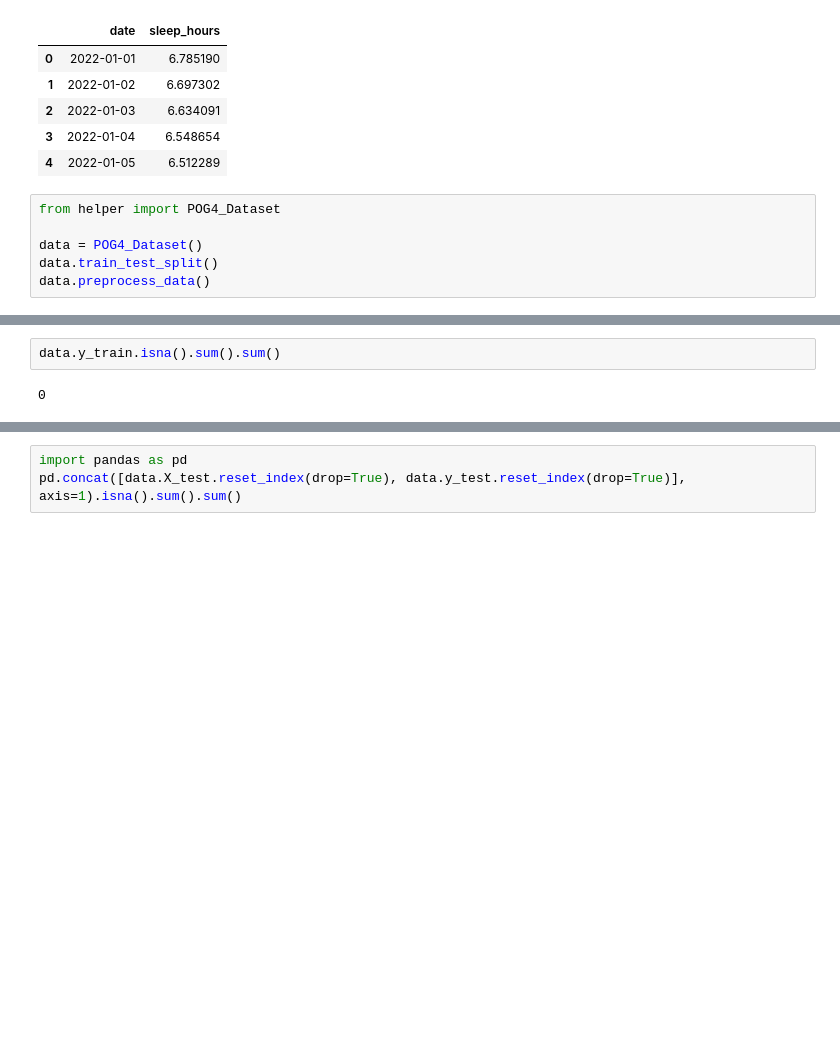
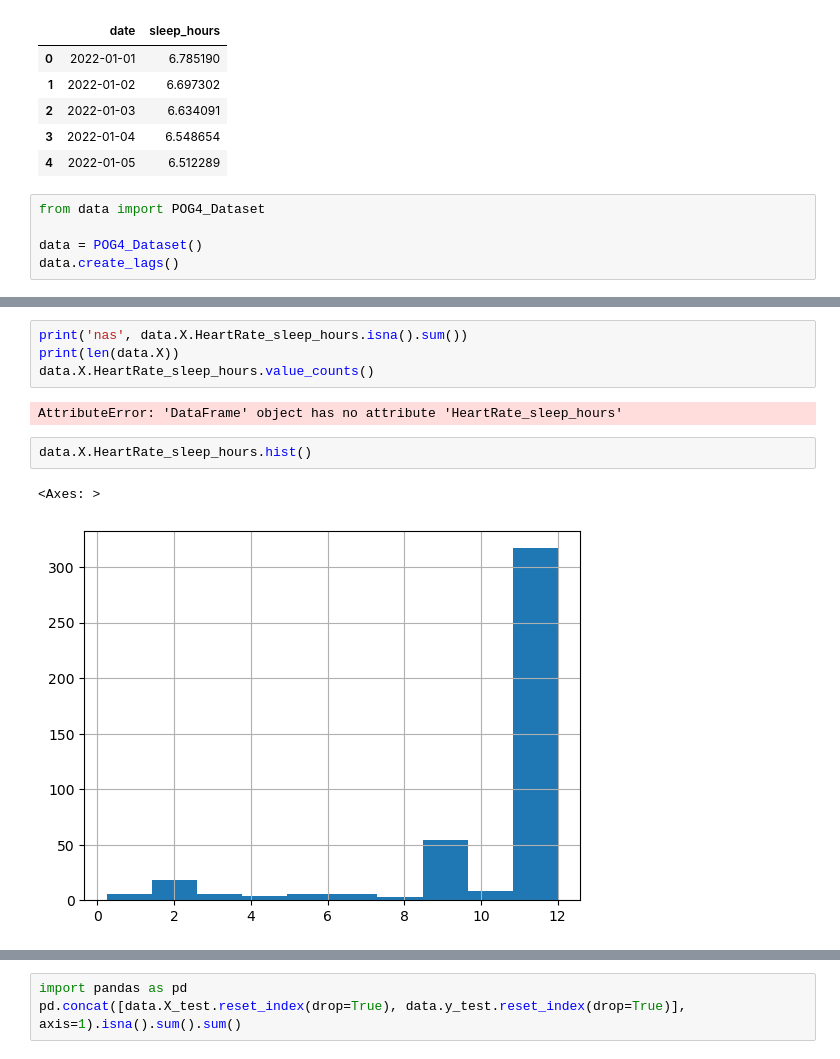
Before and after one commit to ds-sebastian/pog4-sleep-kaggle, a Jupyter notebook: eda.ipynb, the cells around one changed output, grey strips where cells are left out. Cells and saved outputs as stored; diff of their text form; blank space fills up the shorter version.

Commit message:
HR sleep cycle

```diff
--- a/eda.ipynb
+++ b/eda.ipynb
@@ -451,9 +451,8 @@ sub_all.head()
 | 3 | 2022-01-04 | 6.548654 |
 | 4 | 2022-01-05 | 6.512289 |
 # %%
-from helper import POG4_Dataset
+from data import POG4_Dataset
 
 data = POG4_Dataset()
-data.train_test_split()
-data.preprocess_data()
+data.create_lags()
 # %% [output]
@@ -485,4 +466,11 @@ data.preprocess_data()
-# %%
-data.y_train.isna().sum().sum()
-# %% [output]
-0
+# %%
+print('nas', data.X.HeartRate_sleep_hours.isna().sum())
+print(len(data.X))
+data.X.HeartRate_sleep_hours.value_counts()
+# %% [output]
+AttributeError: 'DataFrame' object has no attribute 'HeartRate_sleep_hours'
+# %%
+data.X.HeartRate_sleep_hours.hist()
+# %% [output]
+<Axes: >
+[figure, added]
```
Also changed, not shown: parts of 3 cells of this notebook, 5 other files.
